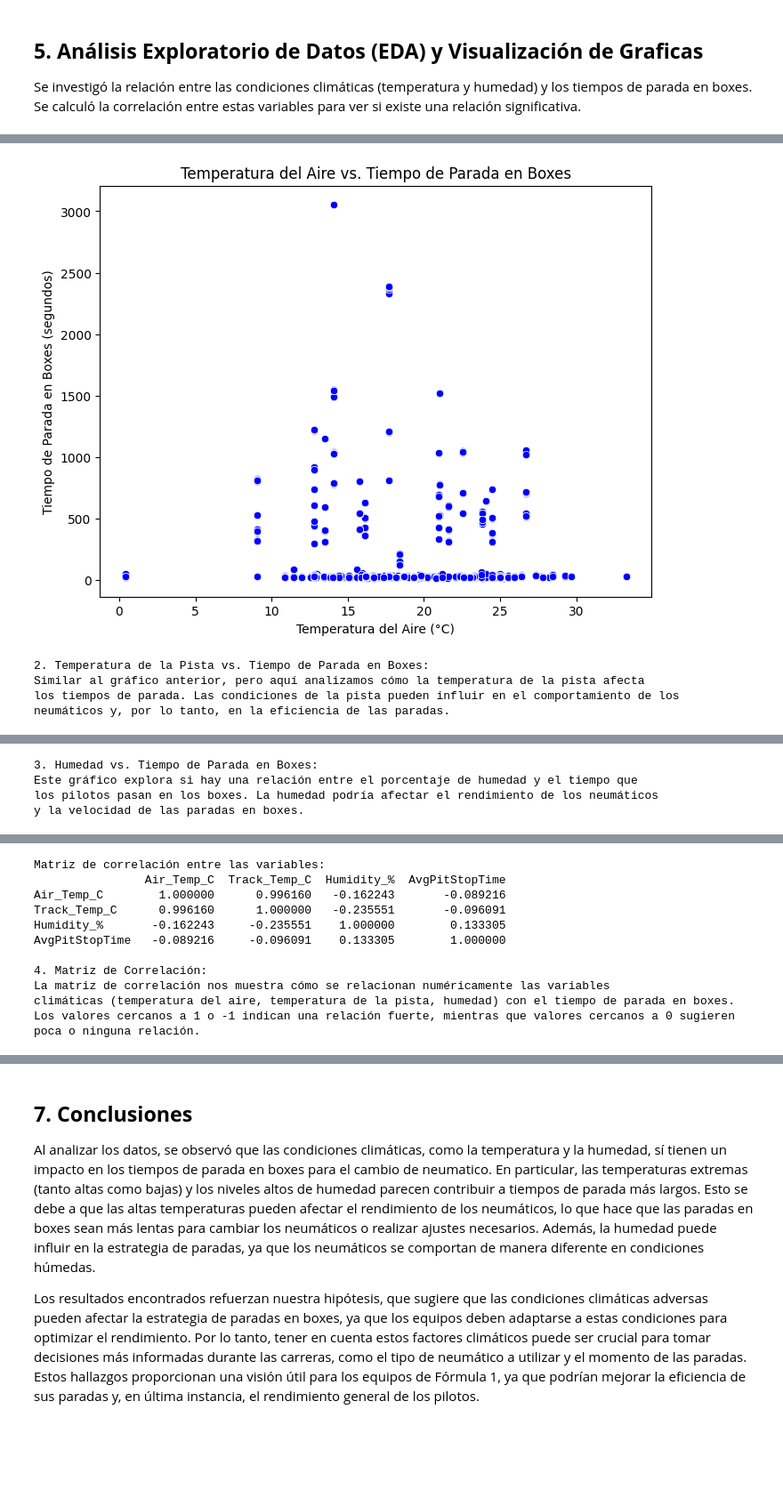
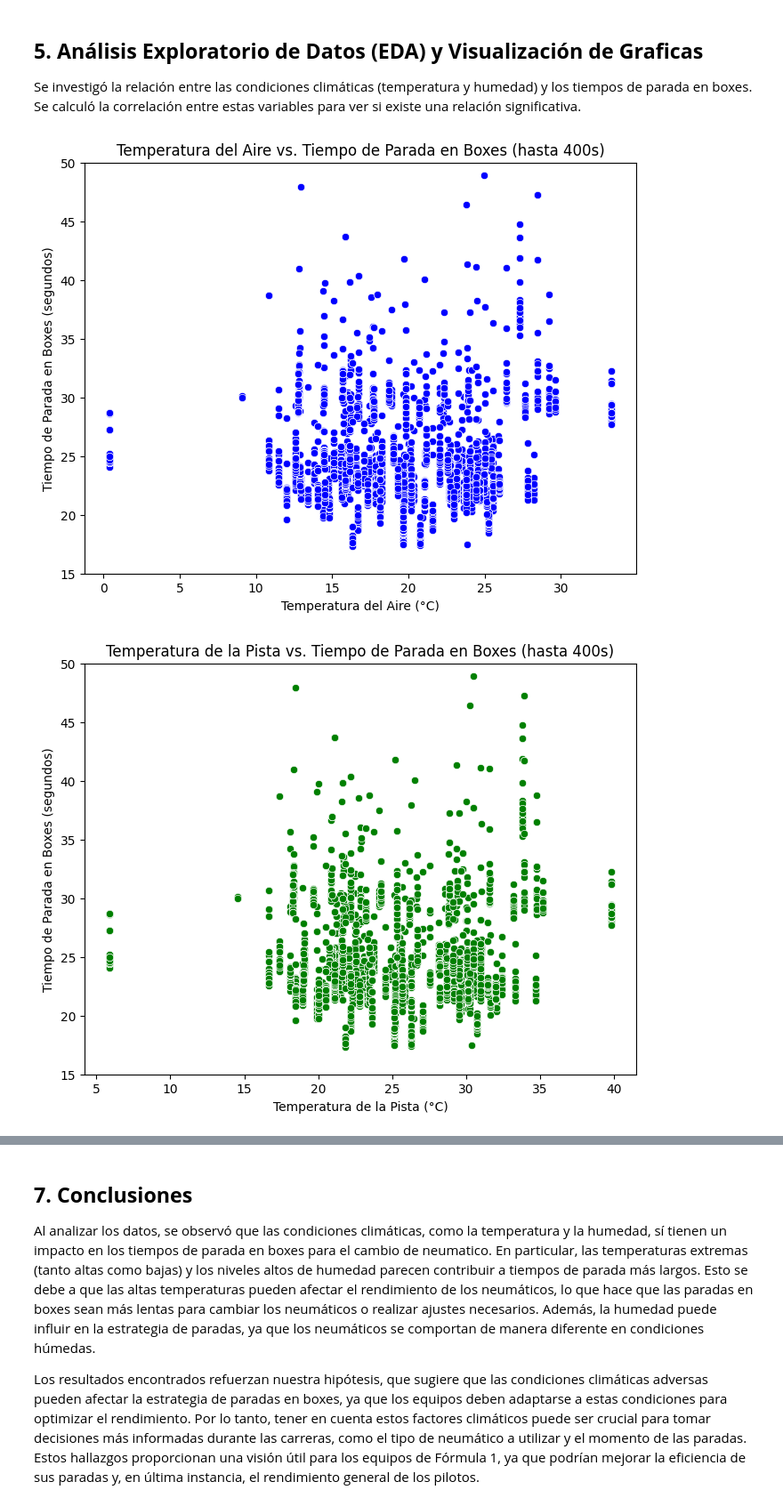
Before and after one commit to QuiliDev/InformeDataScience, a Jupyter notebook: informe.ipynb, the cells around one changed output, grey strips where cells are left out. Shown: that part at 89% size. Drawn from its saved outputs; the diff is of its cells as text; code cells hidden in the pictures; blank space fills up the shorter version.

```diff
--- a/informe.ipynb
+++ b/informe.ipynb
@@ -93,72 +93,51 @@ import pandas as pd
 import seaborn as sns
 import matplotlib.pyplot as plt
 
-# Análisis Exploratorio de Datos (EDA)
-
 # 1. Análisis de la relación entre temperatura del aire y tiempo de parada en boxes
 temp_aire_y_parada = df[['Air_Temp_C', 'AvgPitStopTime']]
 
-# Gráfico de dispersión: Temperatura del aire vs. Tiempo de parada en boxes
 plt.figure(figsize=(8, 6))
 sns.scatterplot(data=temp_aire_y_parada, x='Air_Temp_C', y='AvgPitStopTime', color='blue')
-plt.title('Temperatura del Aire vs. Tiempo de Parada en Boxes')
+plt.ylim(15, 50)  # Limitar eje Y a 400 segundos
+plt.title('Temperatura del Aire vs. Tiempo de Parada en Boxes (hasta 400s)')
 plt.xlabel('Temperatura del Aire (°C)')
 plt.ylabel('Tiempo de Parada en Boxes (segundos)')
-
-print("\n1. Temperatura del Aire vs. Tiempo de Parada en Boxes:")
-print("Este gráfico muestra si existe alguna relación entre la temperatura del aire y el\n" +
-      "tiempo que los pilotos pasan en los boxes. Si los puntos tienden a agruparse o siguen\n" +
-      "una tendencia, podríamos inferir que las temperaturas más altas (o bajas) afectan el tiempo de parada en boxes.")
 plt.show()
 
 # 2. Análisis de la relación entre temperatura de la pista y tiempo de parada en boxes
 temp_pista_y_parada = df[['Track_Temp_C', 'AvgPitStopTime']]
 
-# Gráfico de dispersión: Temperatura de la pista vs. Tiempo de parada en boxes
 plt.figure(figsize=(8, 6))
 sns.scatterplot(data=temp_pista_y_parada, x='Track_Temp_C', y='AvgPitStopTime', color='green')
-plt.title('Temperatura de la Pista vs. Tiempo de Parada en Boxes')
+plt.ylim(15, 50)  # Limitar eje Y a 400 segundos
+plt.title('Temperatura de la Pista vs. Tiempo de Parada en Boxes (hasta 400s)')
 plt.xlabel('Temperatura de la Pista (°C)')
 plt.ylabel('Tiempo de Parada en Boxes (segundos)')
-
-print("2. Temperatura de la Pista vs. Tiempo de Parada en Boxes:")
-print("Similar al gráfico anterior, pero aquí analizamos cómo la temperatura de la pista afecta\n" +
-      "los tiempos de parada. Las condiciones de la pista pueden influir en el comportamiento de los\n" +
-      "neumáticos y, por lo tanto, en la eficiencia de las paradas.")
-
 plt.show()
 
 # 3. Análisis de la relación entre humedad y tiempo de parada en boxes
 humedad_y_parada = df[['Humidity_%', 'AvgPitStopTime']]
 
-# Gráfico de dispersión: Humedad vs. Tiempo de parada en boxes
 plt.figure(figsize=(8, 6))
 sns.scatterplot(data=humedad_y_parada, x='Humidity_%', y='AvgPitStopTime', color='red')
-plt.title('Humedad vs. Tiempo de Parada en Boxes')
+plt.ylim(15, 50)  # Limitar eje Y a 400 segundos
+plt.title('Humedad vs. Tiempo de Parada en Boxes (hasta 400s)')
 plt.xlabel('Humedad (%)')
 plt.ylabel('Tiempo de Parada en Boxes (segundos)')
-
-print("3. Humedad vs. Tiempo de Parada en Boxes:")
-print("Este gráfico explora si hay una relación entre el porcentaje de humedad y el tiempo que\n" +
-      "los pilotos pasan en los boxes. La humedad podría afectar el rendimiento de los neumáticos\n" +
-      "y la velocidad de las paradas en boxes.")
 plt.show()
 
 # 4. Cálculo de la correlación entre temperatura del aire, temperatura de la pista, humedad y tiempo de parada
 correlacion = df[['Air_Temp_C', 'Track_Temp_C', 'Humidity_%', 'AvgPitStopTime']].corr()
 
 # Mostrar la matriz de correlación
 print("Matriz de correlación entre las variables:")
 print(correlacion)
 
 # Gráfico de correlación
 plt.figure(figsize=(10, 8))
 sns.heatmap(correlacion, annot=True, fmt='.2f', cmap='coolwarm', vmin=-1, vmax=1)
 plt.title('Mapa de Correlación entre las Condiciones Climáticas y el Tiempo de Parada en Boxes')
-
-print("\n4. Matriz de Correlación:")
-print("La matriz de correlación nos muestra cómo se relacionan numéricamente las variables\n" +
-      "climáticas (temperatura del aire, temperatura de la pista, humedad) con el tiempo de parada en boxes.\n" +
-      "Los valores cercanos a 1 o -1 indican una relación fuerte, mientras que valores cercanos a 0 sugieren poca o ninguna relación.")
 plt.show()
 # %% [output]
+[figure, new version]
+[figure, new version]
@@ -169,5 +150,0 @@ una tendencia, podríamos inferir que las temperaturas más altas (o bajas) afec
-[figure, old version]
-2. Temperatura de la Pista vs. Tiempo de Parada en Boxes:
-Similar al gráfico anterior, pero aquí analizamos cómo la temperatura de la pista afecta
-los tiempos de parada. Las condiciones de la pista pueden influir en el comportamiento de los
-neumáticos y, por lo tanto, en la eficiencia de las paradas.
@@ -175,4 +150,0 @@ neumáticos y, por lo tanto, en la eficiencia de las paradas.
-3. Humedad vs. Tiempo de Parada en Boxes:
-Este gráfico explora si hay una relación entre el porcentaje de humedad y el tiempo que
-los pilotos pasan en los boxes. La humedad podría afectar el rendimiento de los neumáticos
-y la velocidad de las paradas en boxes.
@@ -180,14 +151,3 @@ y la velocidad de las paradas en boxes.
-Matriz de correlación entre las variables:
-                Air_Temp_C  Track_Temp_C  Humidity_%  AvgPitStopTime
-Air_Temp_C        1.000000      0.996160   -0.162243       -0.089216
-Track_Temp_C      0.996160      1.000000   -0.235551       -0.096091
-Humidity_%       -0.162243     -0.235551    1.000000        0.133305
-AvgPitStopTime   -0.089216     -0.096091    0.133305        1.000000
-
-4. Matriz de Correlación:
-La matriz de correlación nos muestra cómo se relacionan numéricamente las variables
-climáticas (temperatura del aire, temperatura de la pista, humedad) con el tiempo de parada en boxes.
-Los valores cercanos a 1 o -1 indican una relación fuerte, mientras que valores cercanos a 0 sugieren poca o ninguna relación.
 [figure]
 # %%
 # 1. Histograma de la distribución de la Temperatura del Aire
```
Also changed, not shown: parts of 2 cells of this notebook.
